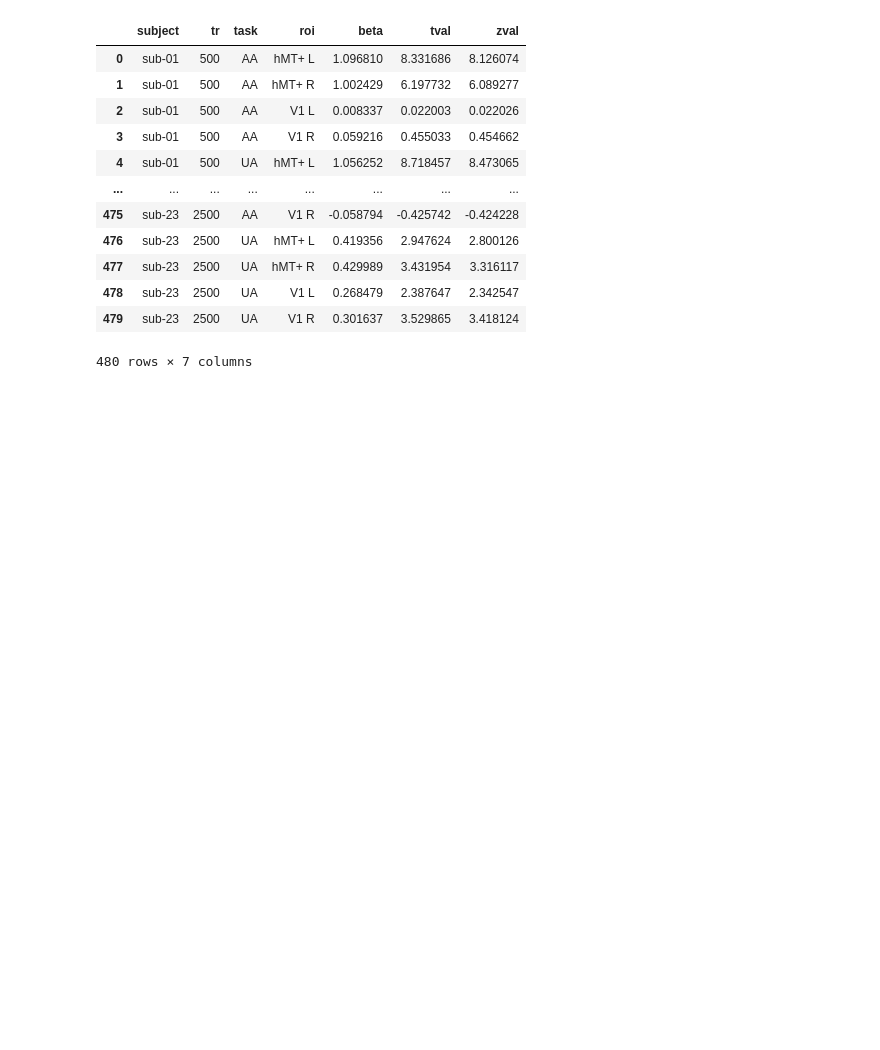
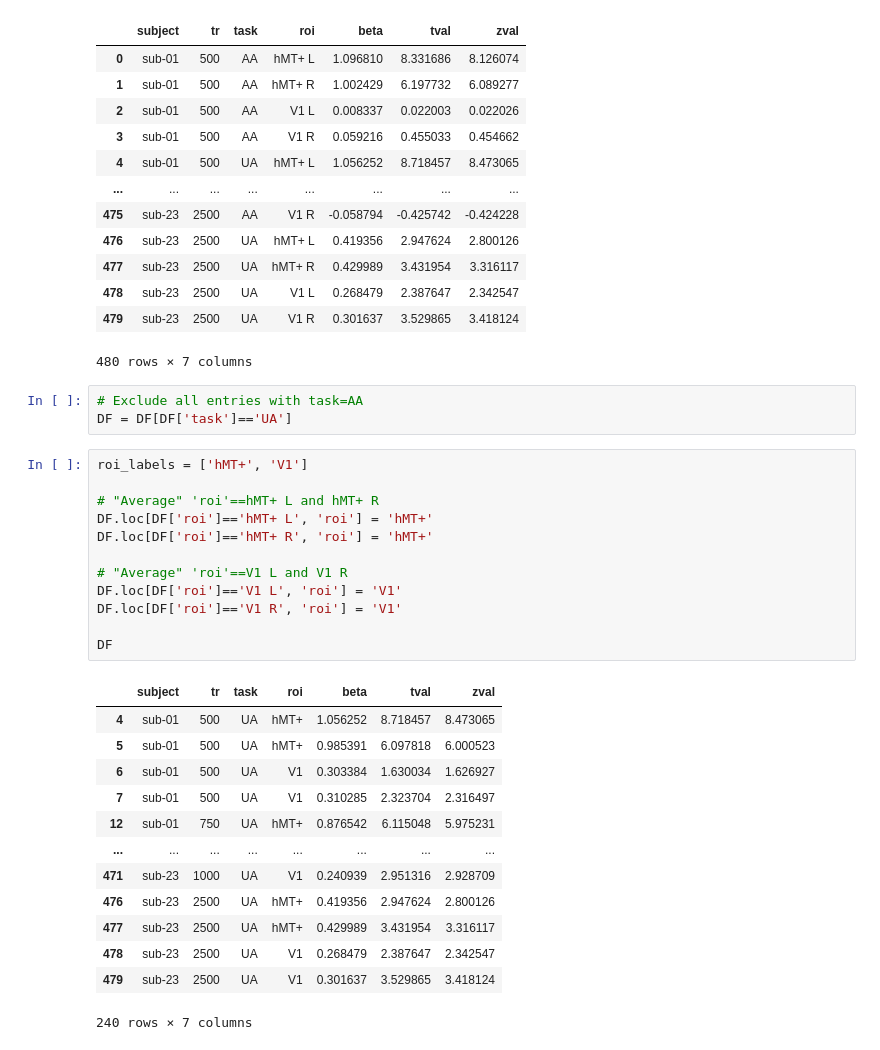
Before and after one commit to CIBIT-UC/vpmbtr, a Jupyter notebook: scripts/step-04_nilearn-roianalysis-AAUA.ipynb, the cells around one changed output. Saved outputs shown, nothing was run; the diff lists cells and outputs as text; blank space fills up the shorter version.

```diff
--- a/scripts/step-04_nilearn-roianalysis-AAUA.ipynb
+++ b/scripts/step-04_nilearn-roianalysis-AAUA.ipynb
@@ -163,6 +166,35 @@ DF
 | 478 | sub-23 | 2500 | UA | V1 L | 0.268479 | 2.387647 | 2.342547 |
 | 479 | sub-23 | 2500 | UA | V1 R | 0.301637 | 3.529865 | 3.418124 |
 480 rows × 7 columns
+# %%
+# Exclude all entries with task=AA
+DF = DF[DF['task']=='UA']
+# %%
+roi_labels = ['hMT+', 'V1']
+
+# "Average" 'roi'==hMT+ L and hMT+ R
+DF.loc[DF['roi']=='hMT+ L', 'roi'] = 'hMT+'
+DF.loc[DF['roi']=='hMT+ R', 'roi'] = 'hMT+'
+
+# "Average" 'roi'==V1 L and V1 R
+DF.loc[DF['roi']=='V1 L', 'roi'] = 'V1'
+DF.loc[DF['roi']=='V1 R', 'roi'] = 'V1'
+
+DF
+# %% [output]
+|  | subject | tr | task | roi | beta | tval | zval |
+| 4 | sub-01 | 500 | UA | hMT+ | 1.056252 | 8.718457 | 8.473065 |
+| 5 | sub-01 | 500 | UA | hMT+ | 0.985391 | 6.097818 | 6.000523 |
+| 6 | sub-01 | 500 | UA | V1 | 0.303384 | 1.630034 | 1.626927 |
+| 7 | sub-01 | 500 | UA | V1 | 0.310285 | 2.323704 | 2.316497 |
+| 12 | sub-01 | 750 | UA | hMT+ | 0.876542 | 6.115048 | 5.975231 |
+| ... | ... | ... | ... | ... | ... | ... | ... |
+| 471 | sub-23 | 1000 | UA | V1 | 0.240939 | 2.951316 | 2.928709 |
+| 476 | sub-23 | 2500 | UA | hMT+ | 0.419356 | 2.947624 | 2.800126 |
+| 477 | sub-23 | 2500 | UA | hMT+ | 0.429989 | 3.431954 | 3.316117 |
+| 478 | sub-23 | 2500 | UA | V1 | 0.268479 | 2.387647 | 2.342547 |
+| 479 | sub-23 | 2500 | UA | V1 | 0.301637 | 3.529865 | 3.418124 |
+240 rows × 7 columns
 # %%
 DF.groupby('tr')['beta'].mean()
 # %% [output]
```
Also changed, not shown: parts of 5 cells of this notebook, 1 other file.
